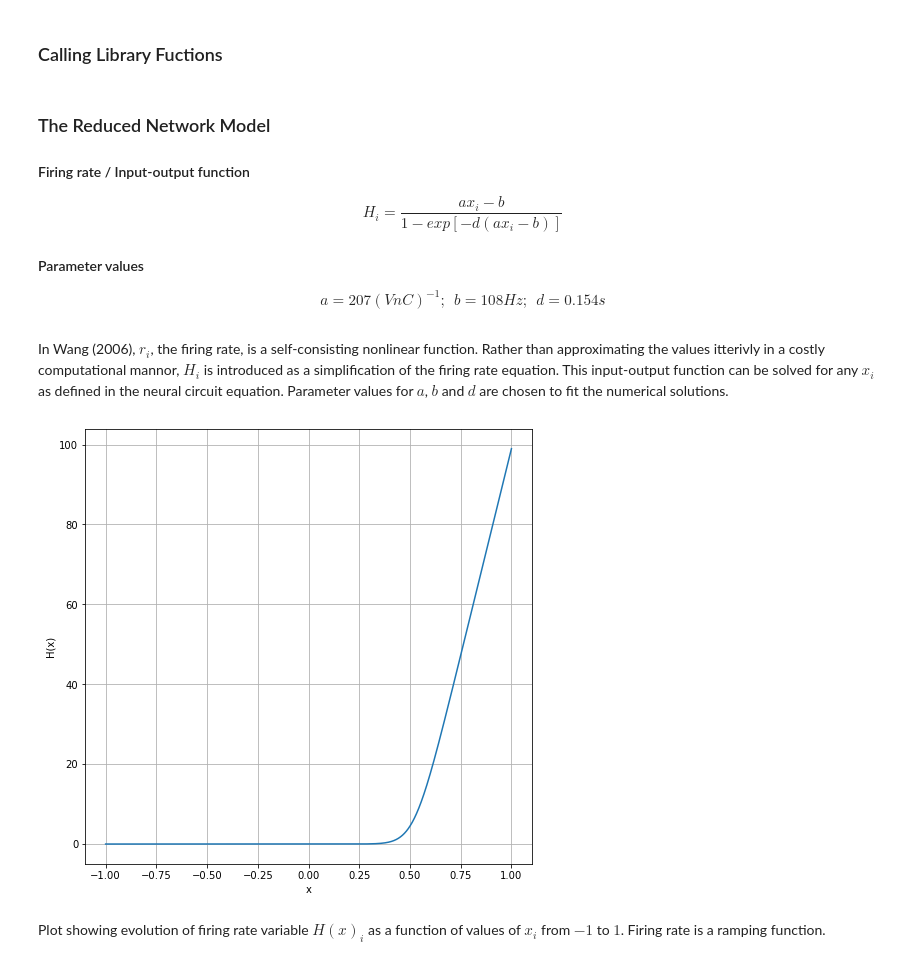
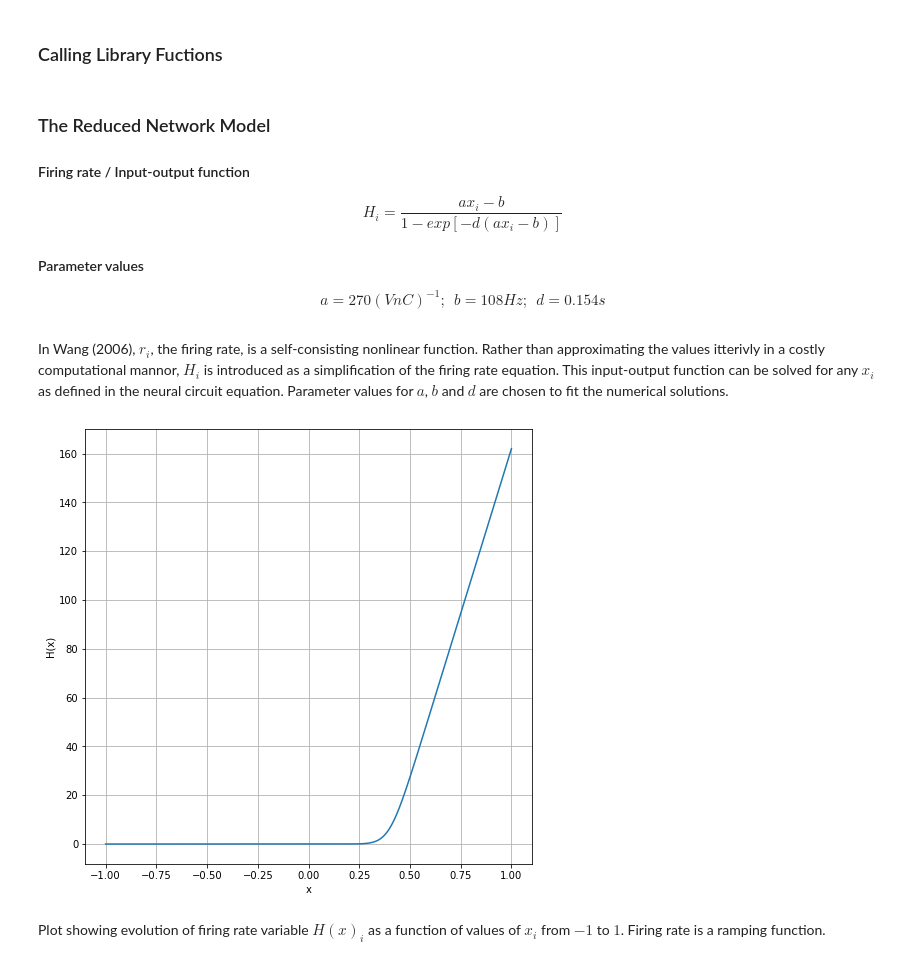
Before and after one commit to john-s-butler-dit/Decision-Making-Models, a Jupyter notebook: 2.1WongWang2006 Reduced Two Variable Model without AMPA - A Network Mechanism.ipynb, the cells around one changed output. Drawn from its saved outputs; the diff is of its cells as text; code cells hidden in the pictures.

```diff
--- a/2.1WongWang2006 Reduced Two Variable Model without AMPA - A Network Mechanism.ipynb
+++ b/2.1WongWang2006 Reduced Two Variable Model without AMPA - A Network Mechanism.ipynb
@@ -41,28 +41,28 @@ warnings.filterwarnings("ignore")
 $$ H_i=\frac{a x_i-b}{1-exp[-d(ax_i-b)]}$$
 
 #### Parameter values
-$$ a=207 (VnC)^{-1}; \:\:  b=108Hz; \:\:d=0.154s$$
+$$ a=270 (VnC)^{-1}; \:\:  b=108Hz; \:\:d=0.154s$$
 # %% [markdown]
 
 In Wang (2006), $r_i$, the firing rate, is a self-consisting nonlinear function. Rather than approximating the values itterivly in a costly computational mannor, $H_i$ is introduced as a simplification of the firing rate equation. This input-output function can be solved for any $x_i$ as defined in the neural circuit equation. Parameter values for $a$, $b$ and $d$ are chosen to fit the numerical solutions.
 # %%
 def H(x):
-    a=207
+    a=270
     b=108
     d=0.154
     f=(a*x-b)/(1-np.exp(-d*(a*x-b)))
     return f
 
 x=np.arange(-1,1,0.0001)
 fig = plt.figure(figsize=(8,8))
 plt.plot(x,H(x))
 plt.grid()
 plt.xlabel('x')
 plt.ylabel('H(x)')
 #plt.legend(bbox_to_anchor=(1.05, 1), loc=2, borderaxespad=0.)
 plt.show()
 # %% [output]
-[figure, old version]
+[figure, new version]
 # %% [markdown]
 Plot showing evolution of firing rate variable $H(x)_i$ as a function of values of $x_i$ from $-1$ to $1$. Firing rate is a ramping function.
 # %% [markdown]
```
Also changed, not shown: parts of 4 cells of this notebook, 9 other files.
